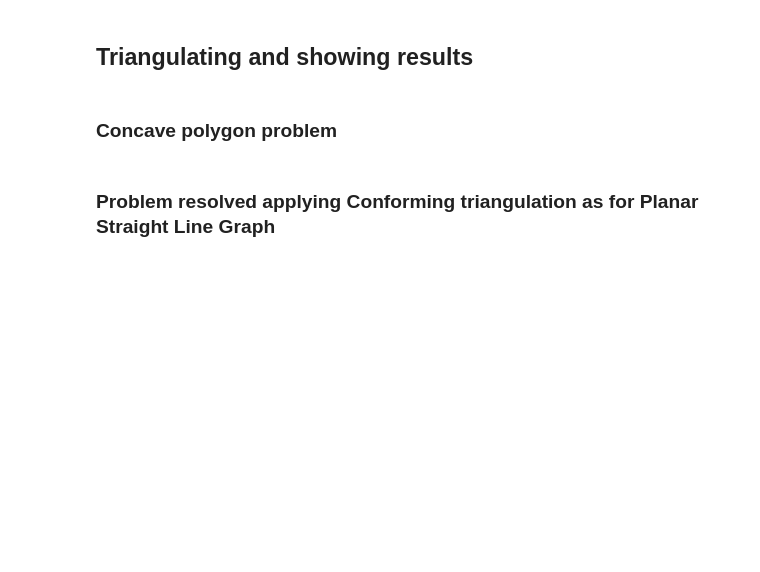
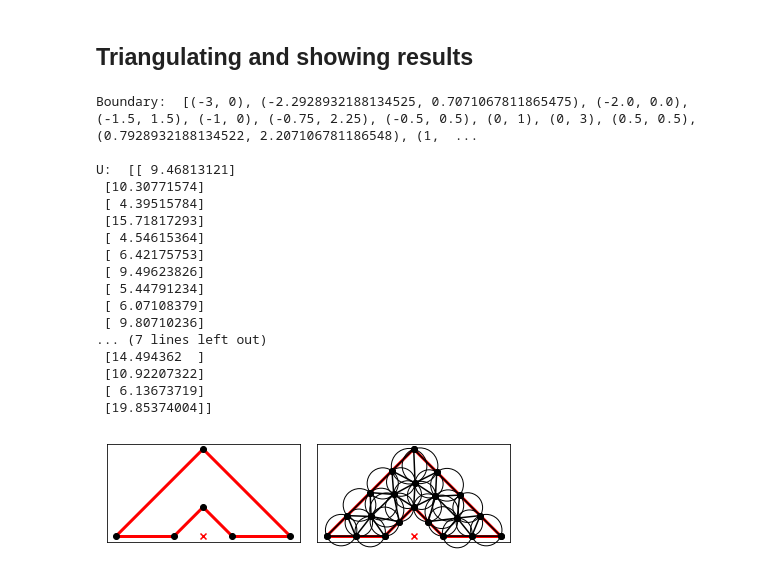
Before and after one commit to mrRedSun/NumericalMethodsOfMathematicalPhysics, a Jupyter notebook: Triangulation.ipynb, the cells around one changed output. Drawn from its saved outputs; the diff is of its cells as text; code cells hidden in the pictures; blank space fills up the shorter version.

```diff
--- a/Triangulation.ipynb
+++ b/Triangulation.ipynb
@@ -21,7 +28,7 @@ import triangle as tr
 # %% [markdown]
 ### Defining input data
 # %%
-polygonVertices = np.array([[0, 1], [-1, 0], [-3, 0], [0, 3], [3, 0], [1, 0]])
+polygonVertices = np.array([[0, 1], [1, 0], [3, 0], [0, 3], [-3, 0], [-1, 0]])
 polygonHolesPoints = np.array([[0,0]])
 polygonFrame = np.array([[0,1],[1,2],[2,3],[3,4],[4,5],[5,0]])
 
@@ -36,5 +43,5 @@ inputPolygonInfo = dict(vertices=polygonVertices,
 # %% [markdown]
 #### Styles
 # %%
-circleBorderColor = '0.75'
+circleBorderColor = '0'
 circleInnerColor = "none"
@@ -41,3 +50,13 @@ circleInnerColor = "none"
+# %%
+A = np.array([[4, 0], [0, 3]])
+d = 0
+f = 1
+
+m_e = np.array([[2, 1, 1],
+                [1, 2, 1],
+                [1, 1, 2]])
+
+epsilon = 10e-6
 # %% [markdown]
 ### Utility functions
 # %%
@@ -91,4 +240,2 @@ def get_triangulation_result(polygonInfo, options=''):
 # %% [markdown]
 ## Triangulating and showing results
-# %% [markdown]
-### Concave polygon problem
@@ -97,2 +241,0 @@ get_triangulation_result(inputPolygonInfo)
-# %% [markdown]
-### Problem resolved applying Conforming triangulation as for Planar Straight Line Graph
@@ -100,0 +242,24 @@ get_triangulation_result(inputPolygonInfo, 'Dp')
+# %%
+(v, A_h, f_h) = get_triangulation_result(inputPolygonInfo, 'Dpa0.5')
+
+U = find_U(v, A_h, f_h)
+print('U: ', U)
+# %% [output]
+Boundary:  [(-3, 0), (-2.2928932188134525, 0.7071067811865475), (-2.0, 0.0), (-1.5, 1.5), (-1, 0), (-0.75, 2.25), (-0.5, 0.5), (0, 1), (0, 3), (0.5, 0.5), (0.7928932188134522, 2.207106781186548), (1,  ...
+
+U:  [[ 9.46813121]
+ [10.30771574]
+ [ 4.39515784]
+ [15.71817293]
+ [ 4.54615364]
+ [ 6.42175753]
+ [ 9.49623826]
+ [ 5.44791234]
+ [ 6.07108379]
+ [ 9.80710236]
+... (7 lines left out)
+ [14.494362  ]
+ [10.92207322]
+ [ 6.13673719]
+ [19.85374004]]
+[figure, added]
```
Also changed, not shown: parts of 7 cells of this notebook.
